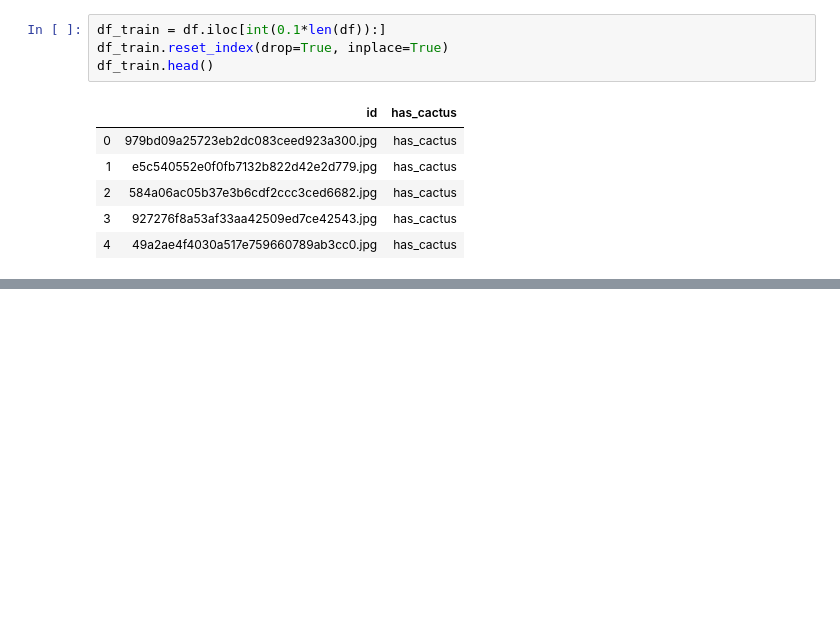
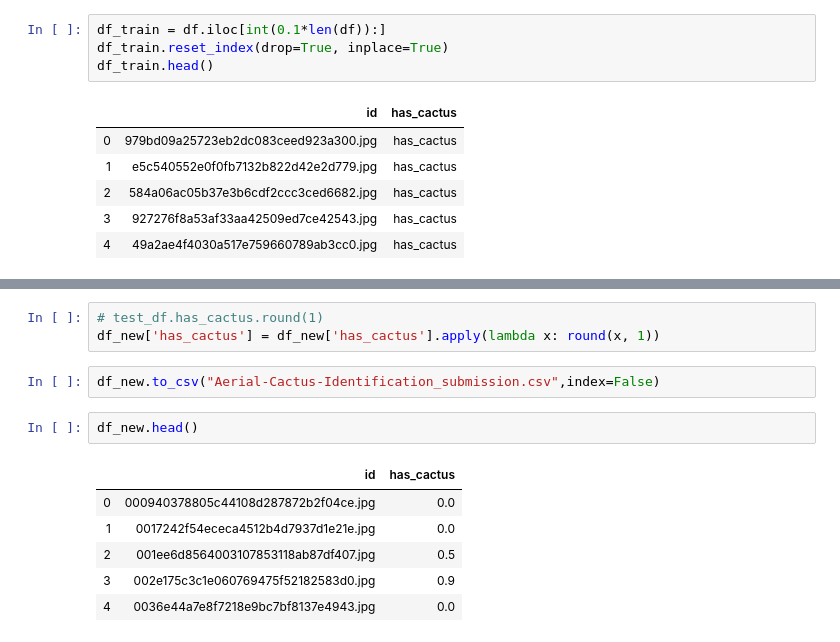
Before and after one commit to Aravinda89/Aerial-Cactus-Identification, a Jupyter notebook: Aerial-Cactus-Identification.ipynb, the cells around one changed output, grey strips where cells are left out. Saved outputs shown, nothing was run; the diff lists cells and outputs as text; blank space fills up the shorter version.

```diff
--- a/Aerial-Cactus-Identification.ipynb
+++ b/Aerial-Cactus-Identification.ipynb
@@ -149,0 +308,14 @@ ________________________________________________________________________________
+# %%
+# test_df.has_cactus.round(1)
+df_new['has_cactus'] = df_new['has_cactus'].apply(lambda x: round(x, 1))
+# %%
+df_new.to_csv("Aerial-Cactus-Identification_submission.csv",index=False)
+# %%
+df_new.head()
+# %% [output]
+|  | id | has_cactus |
+| 0 | 000940378805c44108d287872b2f04ce.jpg | 0.0 |
+| 1 | 0017242f54ececa4512b4d7937d1e21e.jpg | 0.0 |
+| 2 | 001ee6d8564003107853118ab87df407.jpg | 0.5 |
+| 3 | 002e175c3c1e060769475f52182583d0.jpg | 0.9 |
+| 4 | 0036e44a7e8f7218e9bc7bf8137e4943.jpg | 0.0 |
```
Also changed, not shown: parts of 16 cells of this notebook.
